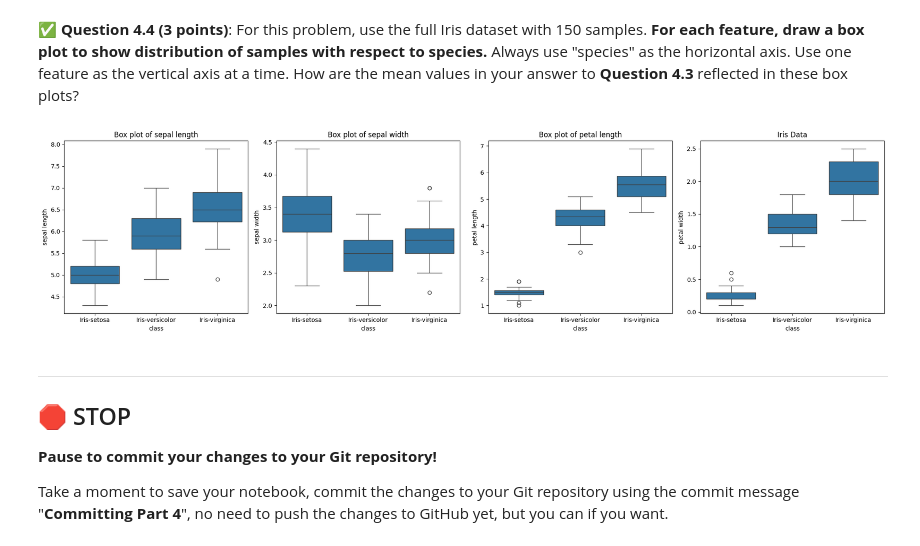
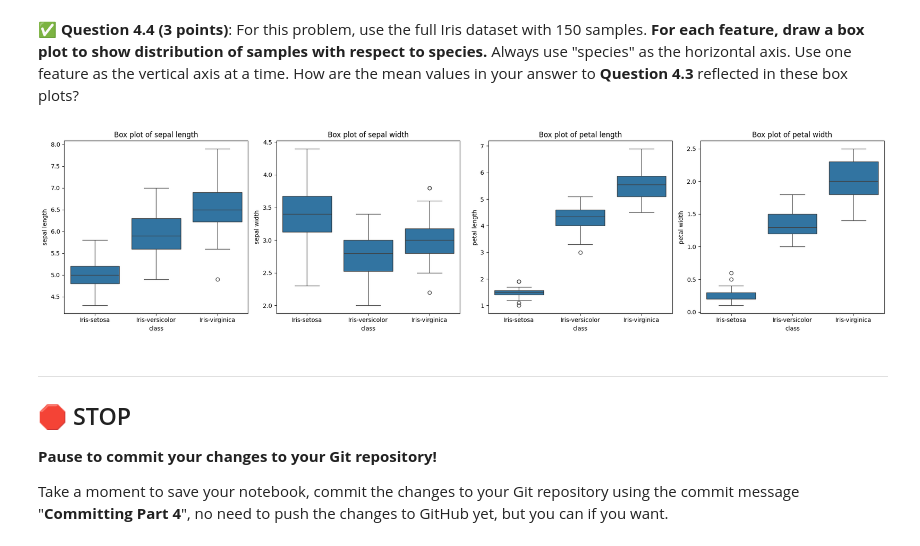
Before and after one commit to Confusedphoton/CMSE202-s24-turnin, a Jupyter notebook: hw-01/HW-01_GitPracticeDebuggingPythonPackagesAndClasses-STUDENT.ipynb, the cells around one changed output. Cells and saved outputs as stored; diff of their text form; code cells hidden in the pictures.

```diff
--- a/hw-01/HW-01_GitPracticeDebuggingPythonPackagesAndClasses-STUDENT.ipynb
+++ b/hw-01/HW-01_GitPracticeDebuggingPythonPackagesAndClasses-STUDENT.ipynb
@@ -461,20 +461,19 @@ iris_means
 # %%
 ### Put your code here
 attributes = ['sepal length', 'sepal width', 'petal length', 'petal width']
 
 fig, axs = plt.subplots(1, 4, figsize=(20, 5))
 
 # For each attribute, create a box plot
 for i, attribute in enumerate(attributes):
     sns.boxplot(x='class', y=attribute, data=iris_data, ax=axs[i])
     axs[i].set_title(f'Box plot of {attribute}')
 
 # Display the plot
-plt.title('Iris Data')
 plt.tight_layout()
 plt.show()
 # %% [output]
-[figure, old version]
+[figure, new version]
 # %% [markdown]
 ---
 ## &#128721; STOP
```
Also changed, not shown: parts of 2 cells of this notebook.
